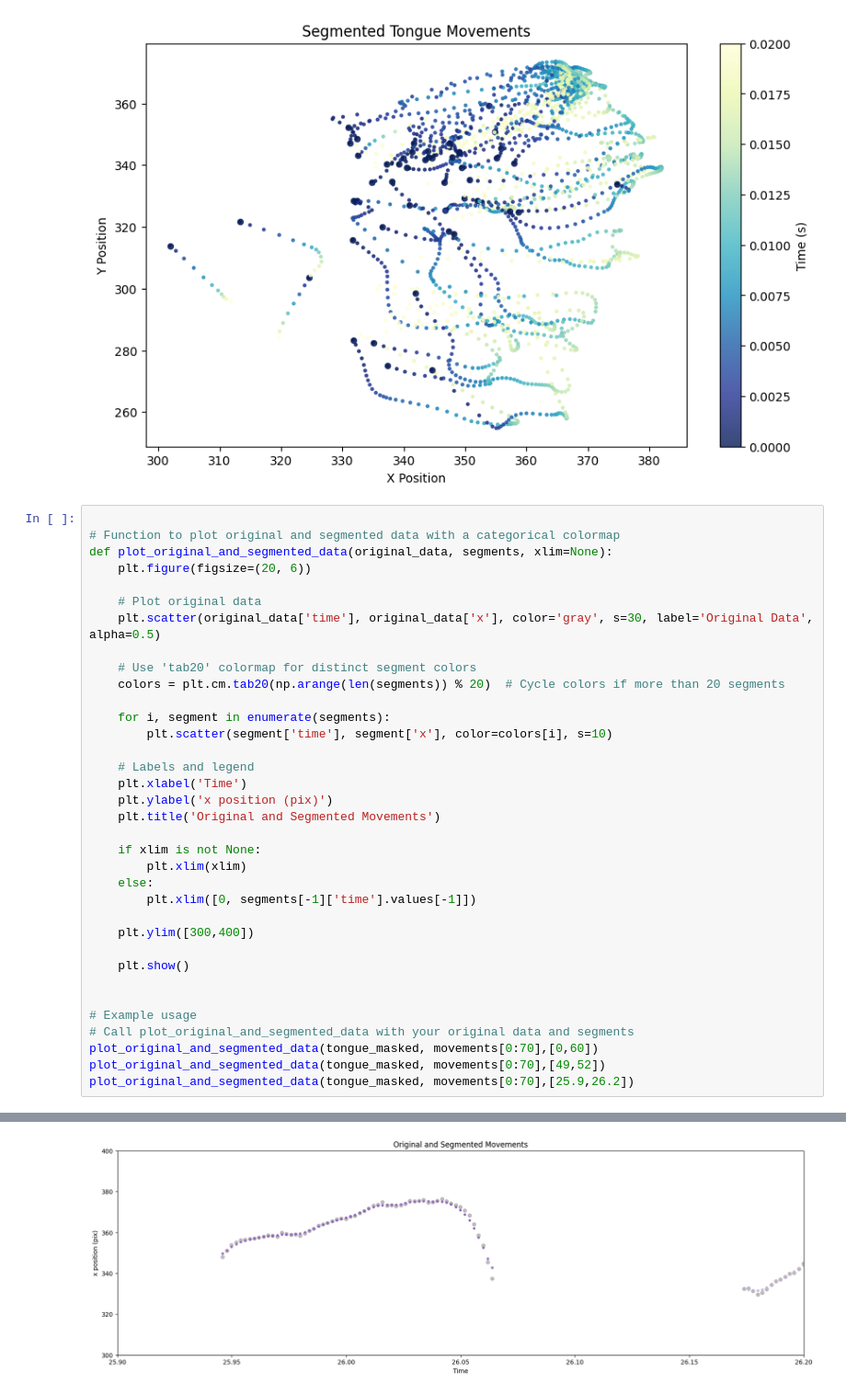
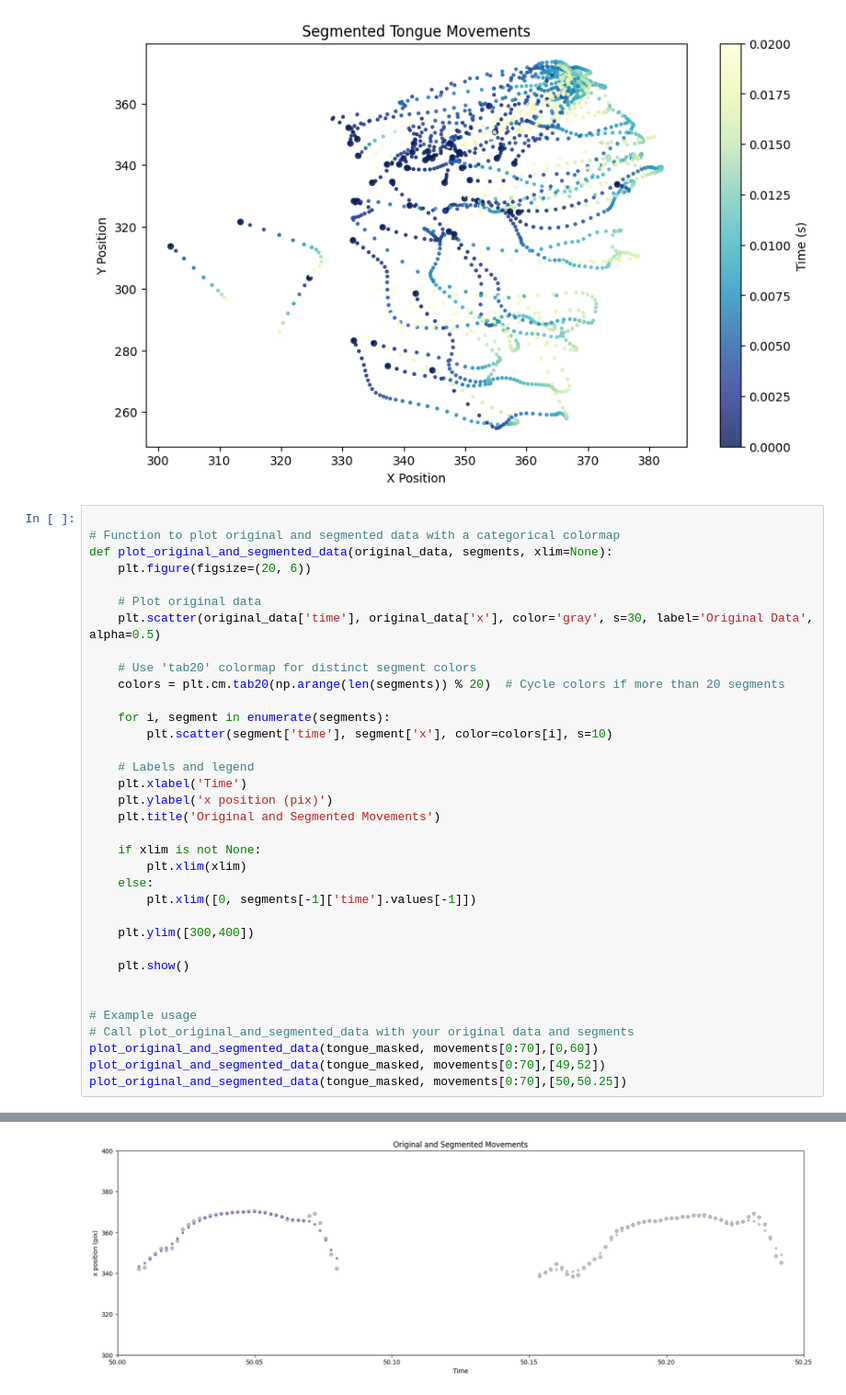
Before and after one commit to 1mattbecker/kinematics_analysis, a Jupyter notebook: code/tongue_kinematics.ipynb, the cells around one changed output, grey strips where cells are left out. Shown: that part at 92% size. Saved outputs shown, nothing was run; the diff lists cells and outputs as text.

```diff
--- a/code/tongue_kinematics.ipynb
+++ b/code/tongue_kinematics.ipynb
@@ -383,32 +383,32 @@ def plot_original_and_segmented_data(original_data, segments, xlim=None):
     plt.scatter(original_data['time'], original_data['x'], color='gray', s=30, label='Original Data', alpha=0.5)
 
     # Use 'tab20' colormap for distinct segment colors
     colors = plt.cm.tab20(np.arange(len(segments)) % 20)  # Cycle colors if more than 20 segments
 
     for i, segment in enumerate(segments):
         plt.scatter(segment['time'], segment['x'], color=colors[i], s=10)
 
     # Labels and legend
     plt.xlabel('Time')
     plt.ylabel('x position (pix)')
     plt.title('Original and Segmented Movements')
 
     if xlim is not None:
         plt.xlim(xlim)
     else:
         plt.xlim([0, segments[-1]['time'].values[-1]])
 
     plt.ylim([300,400])
 
     plt.show()
 
 
 # Example usage
 # Call plot_original_and_segmented_data with your original data and segments
 plot_original_and_segmented_data(tongue_masked, movements[0:70],[0,60])
 plot_original_and_segmented_data(tongue_masked, movements[0:70],[49,52])
-plot_original_and_segmented_data(tongue_masked, movements[0:70],[25.9,26.2])
+plot_original_and_segmented_data(tongue_masked, movements[0:70],[50,50.25])
 # %% [output]
 [figure]
 [figure]
-[figure, old version]
+[figure, new version]
```
Also changed, not shown: 1 other file.
